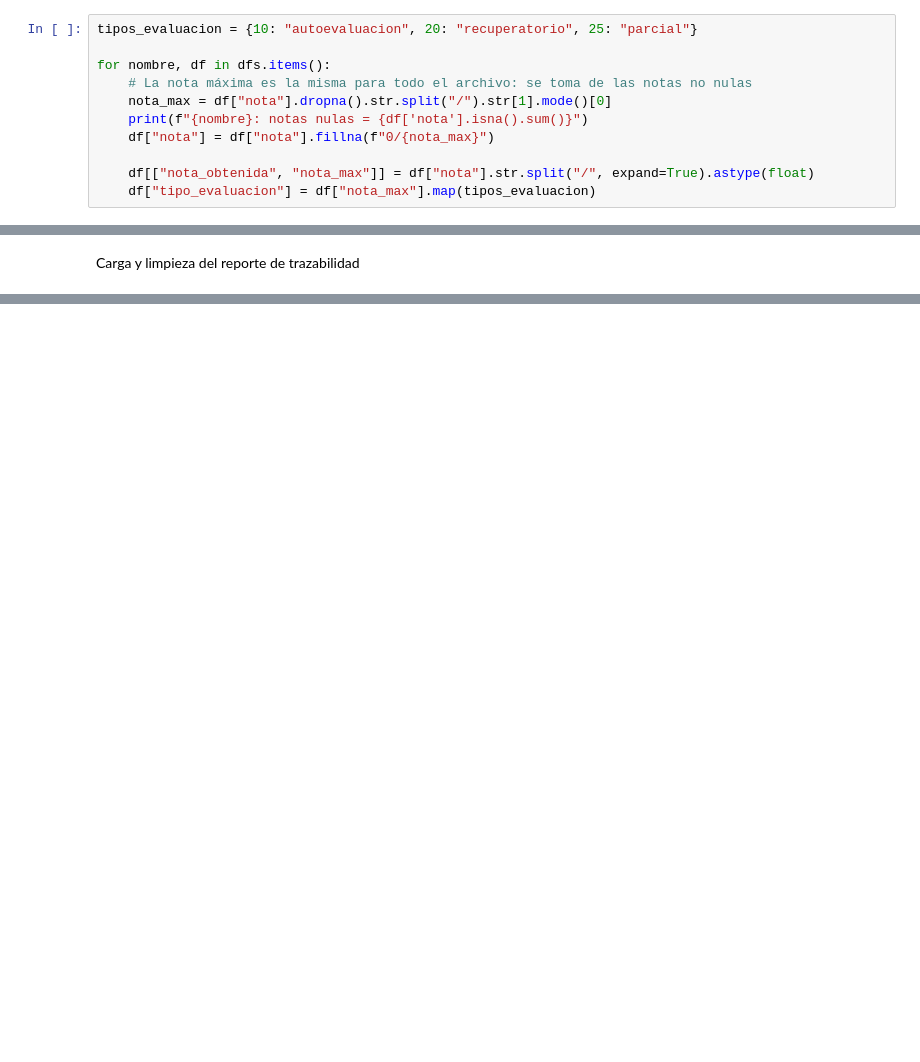
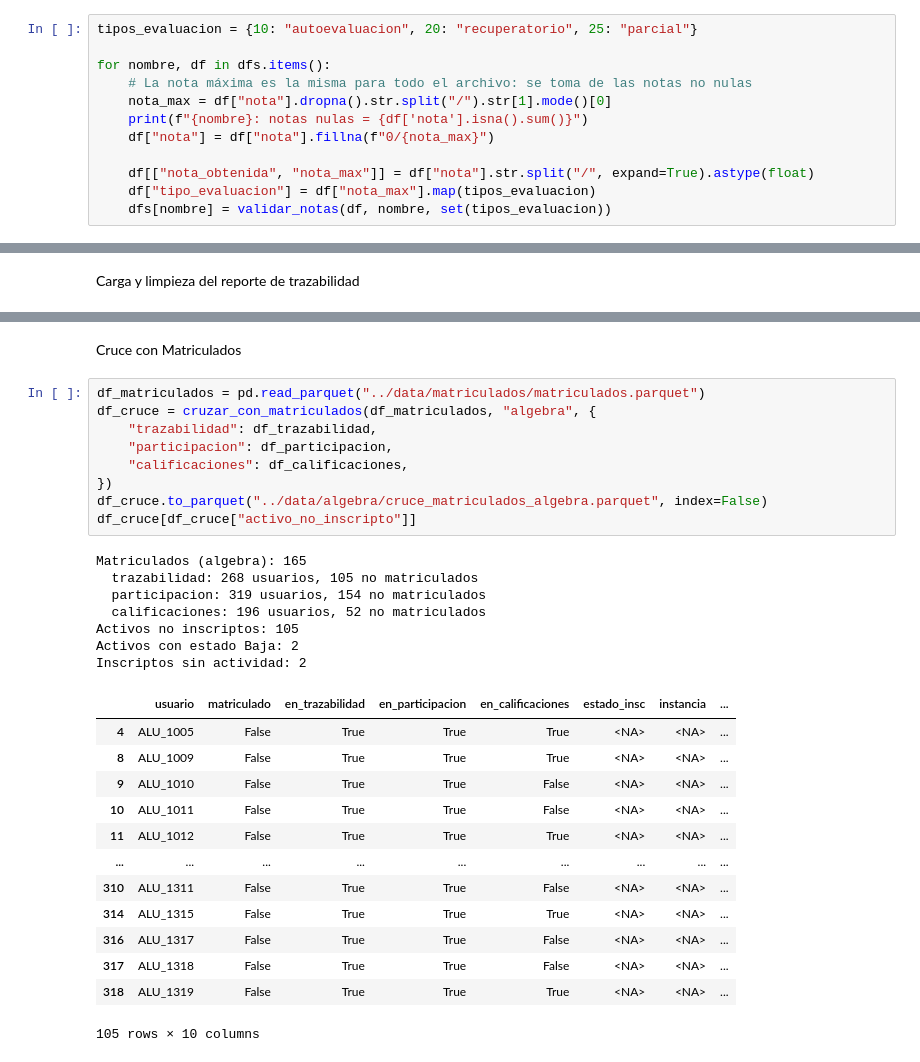
Before and after one commit to aronfraga/py.tpf.business.analytics, a Jupyter notebook: jupyter/algebra.ipynb, the cells around one changed output, grey strips where cells are left out. Cells and saved outputs as stored; diff of their text form; blank space fills up the shorter version.

Commit message:
Preprocesamiento algebra  mejorado

```diff
--- a/jupyter/algebra.ipynb
+++ b/jupyter/algebra.ipynb
@@ -38,3 +55,4 @@ for nombre, df in dfs.items():
 
     df[["nota_obtenida", "nota_max"]] = df["nota"].str.split("/", expand=True).astype(float)
     df["tipo_evaluacion"] = df["nota_max"].map(tipos_evaluacion)
+    dfs[nombre] = validar_notas(df, nombre, set(tipos_evaluacion))
@@ -97,0 +172,32 @@ df_trazabilidad
+# %% [markdown]
+Cruce con Matriculados
+# %%
+df_matriculados = pd.read_parquet("../data/matriculados/matriculados.parquet")
+df_cruce = cruzar_con_matriculados(df_matriculados, "algebra", {
+    "trazabilidad": df_trazabilidad,
+    "participacion": df_participacion,
+    "calificaciones": df_calificaciones,
+})
+df_cruce.to_parquet("../data/algebra/cruce_matriculados_algebra.parquet", index=False)
+df_cruce[df_cruce["activo_no_inscripto"]]
+# %% [output]
+Matriculados (algebra): 165
+  trazabilidad: 268 usuarios, 105 no matriculados
+  participacion: 319 usuarios, 154 no matriculados
+  calificaciones: 196 usuarios, 52 no matriculados
+Activos no inscriptos: 105
+Activos con estado Baja: 2
+Inscriptos sin actividad: 2
+|  | usuario | matriculado | en_trazabilidad | en_participacion | en_calificaciones | estado_insc | instancia | ... |
+| 4 | ALU_1005 | False | True | True | True | <NA> | <NA> | ... |
+| 8 | ALU_1009 | False | True | True | True | <NA> | <NA> | ... |
+| 9 | ALU_1010 | False | True | True | False | <NA> | <NA> | ... |
+| 10 | ALU_1011 | False | True | True | False | <NA> | <NA> | ... |
+| 11 | ALU_1012 | False | True | True | True | <NA> | <NA> | ... |
+| ... | ... | ... | ... | ... | ... | ... | ... | ... |
+| 310 | ALU_1311 | False | True | True | False | <NA> | <NA> | ... |
+| 314 | ALU_1315 | False | True | True | True | <NA> | <NA> | ... |
+| 316 | ALU_1317 | False | True | True | False | <NA> | <NA> | ... |
+| 317 | ALU_1318 | False | True | True | False | <NA> | <NA> | ... |
+| 318 | ALU_1319 | False | True | True | True | <NA> | <NA> | ... |
+105 rows × 10 columns
```
Also changed, not shown: parts of 8 cells of this notebook, 6 other files.
